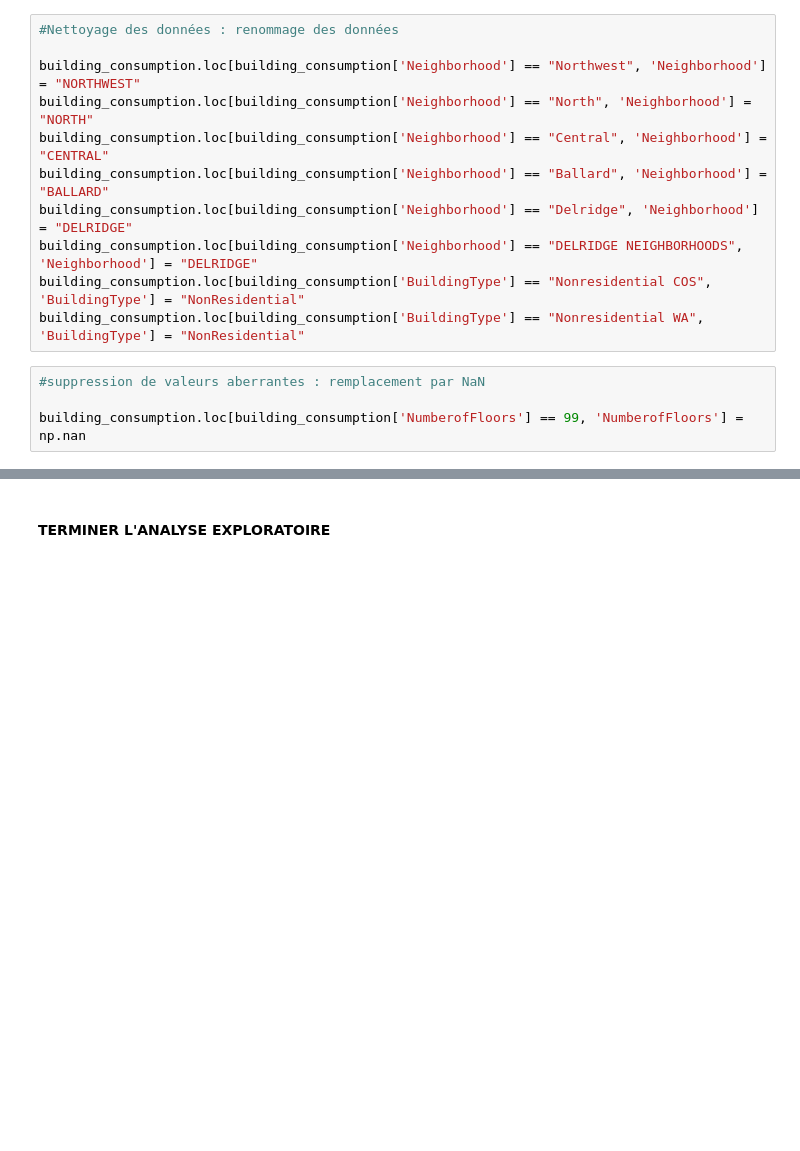
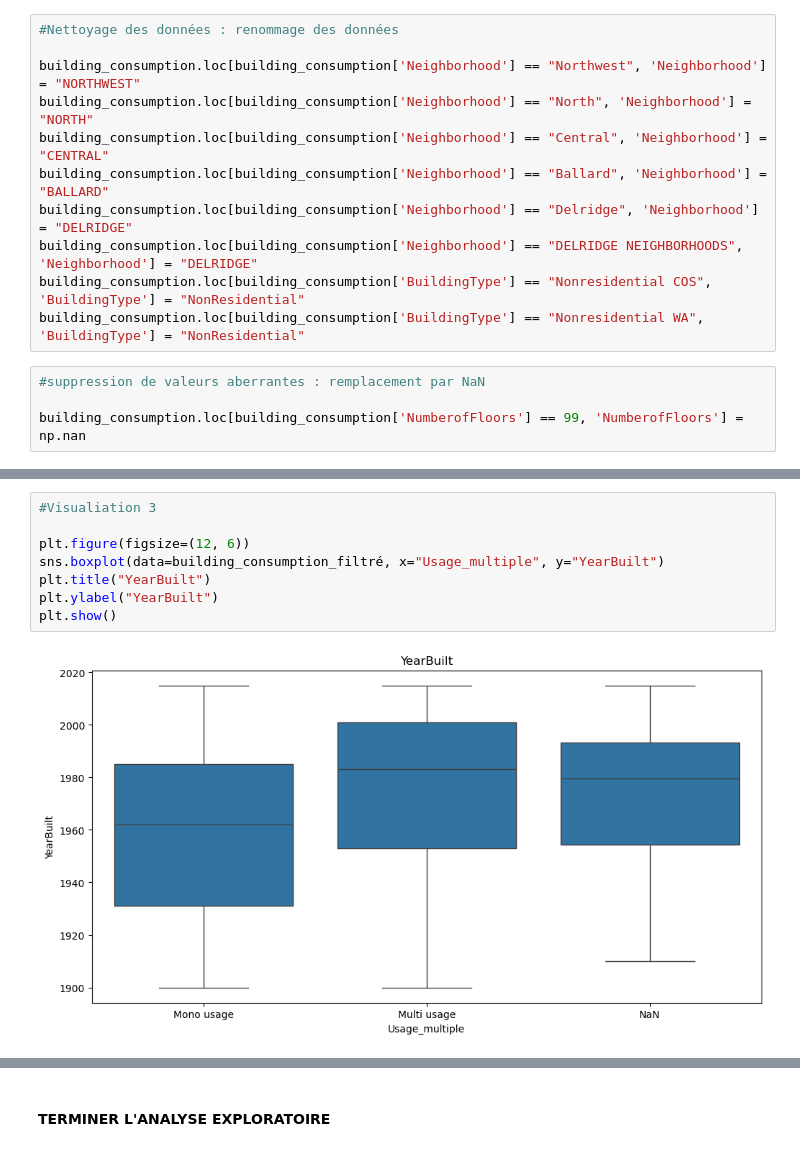
Before and after one commit to Thomas-Auvin/Projet3, a Jupyter notebook: Projet-3-code_1.ipynb, the cells around one changed output, grey strips where cells are left out. Cells and saved outputs as stored; diff of their text form; blank space fills up the shorter version.

```diff
--- a/Projet-3-code_1.ipynb
+++ b/Projet-3-code_1.ipynb
@@ -145,0 +187,10 @@ plt.show()
+# %%
+#Visualiation 3
+
+plt.figure(figsize=(12, 6))
+sns.boxplot(data=building_consumption_filtré, x="Usage_multiple", y="YearBuilt")
+plt.title("YearBuilt")
+plt.ylabel("YearBuilt")
+plt.show()
+# %% [output]
+[figure, added]
```
Also changed, not shown: parts of 29 cells of this notebook.
